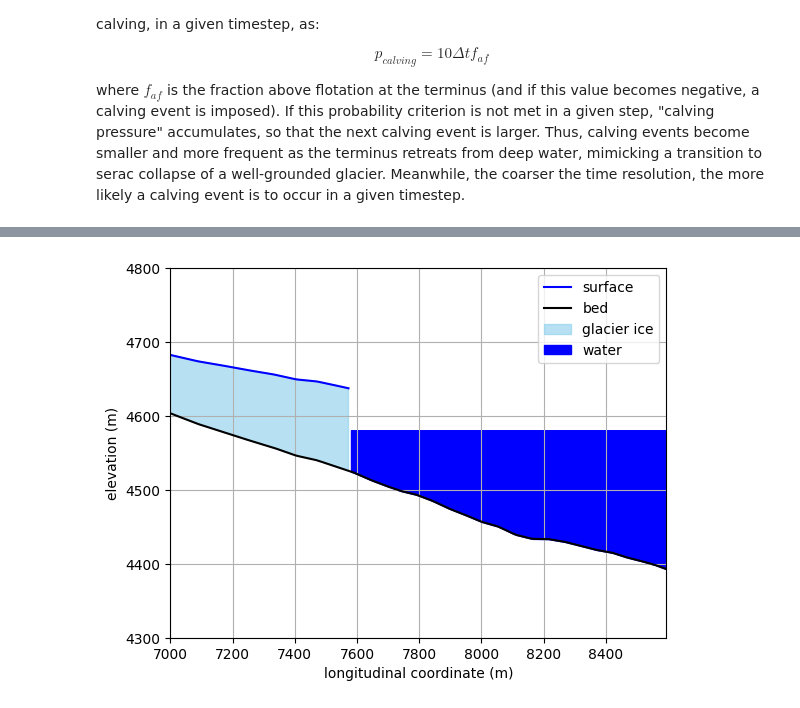
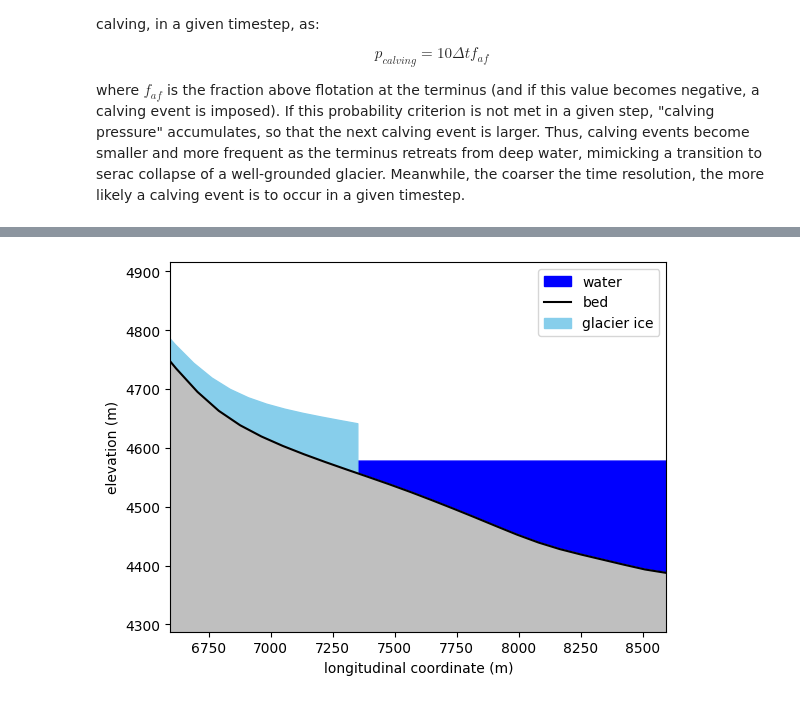
Before and after one commit to chrismiele/glimmer, a Jupyter notebook: 1D_modelling/SIA_calving_model.ipynb, the cells around one changed output, grey strips where cells are left out. Drawn from its saved outputs; the diff is of its cells as text; code cells hidden in the pictures.

```diff
--- a/1D_modelling/SIA_calving_model.ipynb
+++ b/1D_modelling/SIA_calving_model.ipynb
@@ -163,7 +160,7 @@ for step in range(num_timesteps):
 ## Invert for basal topography
 # %%
 surface_1 = s_0
-surface_2 = s_1
+surface_2 = s_2
 
 inversion_params = {
     'model': flow_model,
@@ -227,0 +228,17 @@ initial water depth = 187.9056132669571 m
+# %%
+bed_array = np.array(bed.at(mesh_1.X, tolerance = 1e-10))
+s_array = np.array(s.at(mesh_1.X, tolerance = 1e-10))
+water_mask = (w > bed0_array) # & (mesh_0.X > x_t)
+
+plt.figure()
+plt.fill_between(mesh_0.X, bed0_array, w, color = 'blue', where = water_mask, label = 'water')
+plt.plot(mesh_0.X, bed_0.at(mesh_0.X, tolerance = 1e-10), color = 'k', label = 'bed')
+plt.fill_between(mesh_1.X, bed_array, s_array, color = 'skyblue', label = 'glacier ice')
+plt.fill_between(mesh_0.X, y_1, bed0_array, color = '0.75')
+plt.legend(loc = 'upper right')
+plt.xlabel('longitudinal coordinate (m)')
+plt.ylabel('elevation (m)')
+plt.xlim(x_1, x_2)
+plt.ylim(y_1, y_2)
+plt.title('initial setup')
+# plt.grid()
@@ -255,47 +275,46 @@ for step in trange(num_timesteps):
         calving_pressure = 0
     calving_rates.append(u_c)
     Δx = ((u_c + u_t)*Δt)
-    ΣΔx += Δx
 
-    mesh_2 = centerline_mesh(rgiid = rgiid_7, centerline_path = centerline_path, outline_path = outline_path, n_cells = n_cells, extra_length = ΣΔx)
-    bed = extend_to_mesh(source_function = bed_0, source_mesh = mesh_0, target_mesh = mesh_2).data
-    s = extend_to_mesh(source_function = s, source_mesh = mesh_1, target_mesh = mesh_2, ice_free_value = s_t).data
-    H = extend_to_mesh(source_function = H, source_mesh = mesh_1, target_mesh = mesh_2, ice_free_value = H_t).data
-    d = extend_to_mesh(source_function = d, source_mesh = mesh_1, target_mesh = mesh_2, ice_free_value = d_t).data
-    u = extend_to_mesh(source_function = u, source_mesh = mesh_1, target_mesh = mesh_2, ice_free_value = u_t).data
-    a = extend_to_mesh(source_function = smb_dict[surface_1.year + step*Δt], source_mesh = mesh_0, target_mesh = mesh_2, ice_free_value = a_t).data
+    mesh_2 = centerline_mesh(mesh = mesh_1, n_cells = n_cells, extra_length = Δx)
+    bed = extend_to_mesh(function = bed_0, mesh = mesh_2)
+    s = extend_to_mesh(function = s, mesh = mesh_2, ice_free_value = s_t)
+    H = extend_to_mesh(function = H, mesh = mesh_2, ice_free_value = H_t)
+    d = extend_to_mesh(function = d, mesh = mesh_2, ice_free_value = d_t)
+    u = extend_to_mesh(function = u, mesh = mesh_2, ice_free_value = u_t)
+    a = extend_to_mesh(function = smb_dict[surface_1.year + step*Δt], mesh = mesh_2, ice_free_value = a_t)
     mesh_1 = mesh_2
-    x_t = mesh_1.mesh_length
+    x_t = mesh_1.length
 
     Q = s.function_space()
 
     flow_model = icepack.models.ShallowIce()
     flow_solver = icepack.solvers.FlowSolver(flow_model, **opts)
 
     u = flow_solver.diagnostic_solve(velocity = u, thickness = H, surface = s, fluidity = A)
     H = flow_solver.prognostic_solve(Δt, thickness = H, velocity = u, thickness_inflow = H_0, accumulation = a)
     s = icepack.compute_surface(bed = bed, thickness = H)
 
     bed_array = np.array(bed.at(mesh_1.X, tolerance = 1e-10))
     s_array = np.array(s.at(mesh_1.X, tolerance = 1e-10))
-    water_mask = (w > bed0_array) & (mesh_0.X > x_t)
+    water_mask = (w > bed0_array) # & (mesh_0.X > x_t)
 
 
     plt.figure()
-    plt.plot(mesh_1.X, s.at(mesh_1.X, tolerance = 1e-10), color = 'blue', label = 'surface')
+    plt.fill_between(mesh_0.X, bed0_array, w, color = 'blue', where = water_mask, label = 'water')
     plt.plot(mesh_0.X, bed_0.at(mesh_0.X, tolerance = 1e-10), color = 'k', label = 'bed')
-    plt.fill_between(mesh_1.X, bed_array, s_array, color = 'skyblue', alpha = 0.6, label = 'glacier ice')
-    plt.fill_between(mesh_0.X, bed0_array, w, color = 'blue', where = water_mask, label = 'water')
+    plt.fill_between(mesh_1.X, bed_array, s_array, color = 'skyblue', label = 'glacier ice')
+    plt.fill_between(mesh_0.X, y_1, bed0_array, color = '0.75')
     plt.legend(loc = 'upper right')
     plt.xlabel('longitudinal coordinate (m)')
     plt.ylabel('elevation (m)')
-    plt.xlim(7000, mesh_0.mesh_length)
-    plt.ylim(4300, 4800)
-    plt.grid()
+    plt.xlim(x_1, x_2)
+    plt.ylim(y_1, y_2)
+    # plt.grid()
     plt.savefig(f'{step}')
     if step < num_timesteps - 1:
         plt.close()
     else:
         plt.show()
 # %% [output]
-[figure, old version]
+[figure, new version]
```
Also changed, not shown: parts of 6 cells of this notebook.
